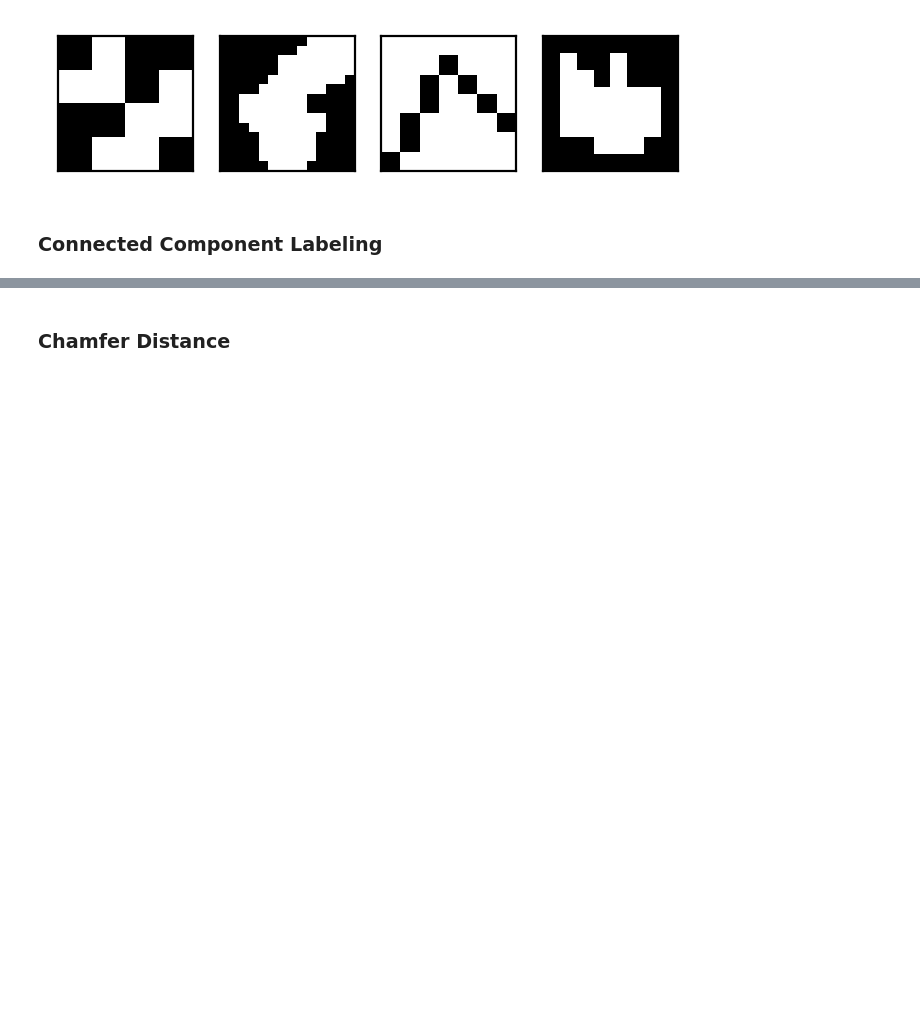
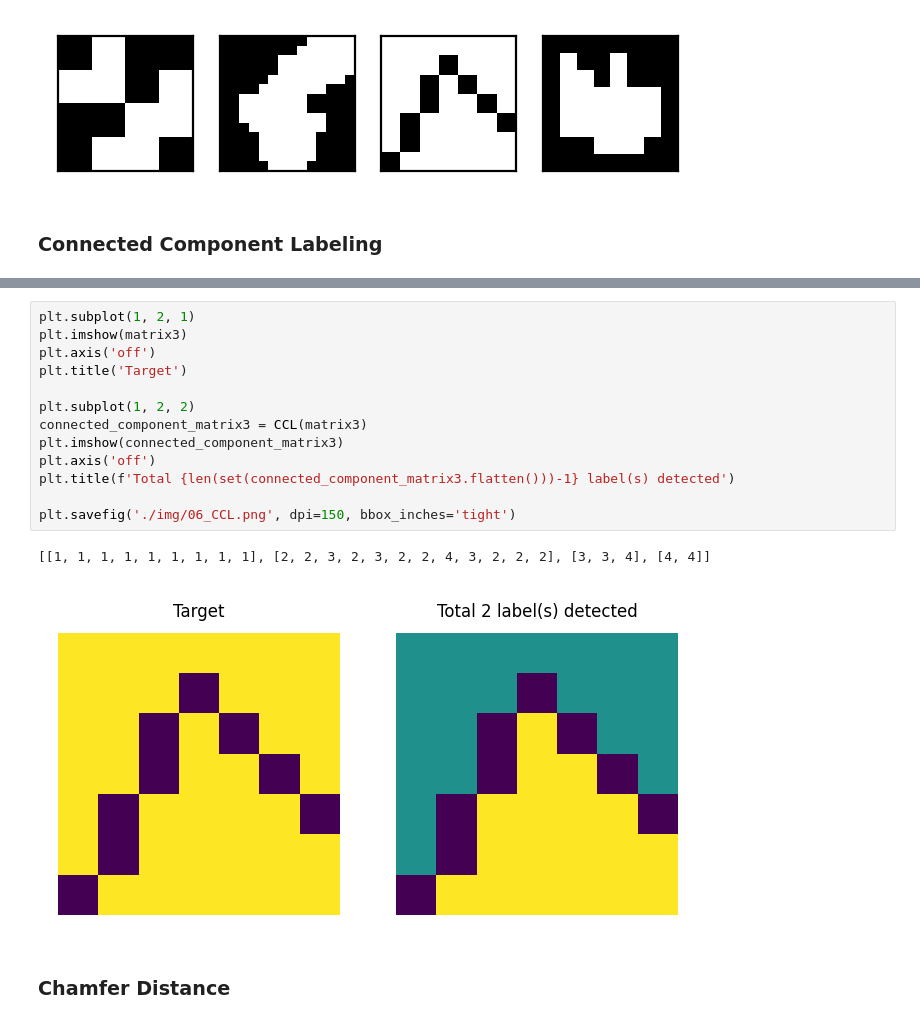
Before and after one commit to kdh-yu/BDIP, a Jupyter notebook: BDIP06.ipynb, the cells around one changed output, grey strips where cells are left out. Cells and saved outputs as stored; diff of their text form; blank space fills up the shorter version.

```diff
--- a/BDIP06.ipynb
+++ b/BDIP06.ipynb
@@ -132,3 +134,19 @@ plt.savefig('./img/06_CCL.png', dpi=150, bbox_inches='tight')
+# %%
+plt.subplot(1, 2, 1)
+plt.imshow(matrix3)
+plt.axis('off')
+plt.title('Target')
+
+plt.subplot(1, 2, 2)
+connected_component_matrix3 = CCL(matrix3)
+plt.imshow(connected_component_matrix3)
+plt.axis('off')
+plt.title(f'Total {len(set(connected_component_matrix3.flatten()))-1} label(s) detected')
+
+plt.savefig('./img/06_CCL.png', dpi=150, bbox_inches='tight')
+# %% [output]
+[[1, 1, 1, 1, 1, 1, 1, 1, 1], [2, 2, 3, 2, 3, 2, 2, 4, 3, 2, 2, 2], [3, 3, 4], [4, 4]]
+[figure, added]
 # %% [markdown]
 ### Chamfer Distance
 # %%
```
Also changed, not shown: parts of 2 cells of this notebook, 4 other files.
